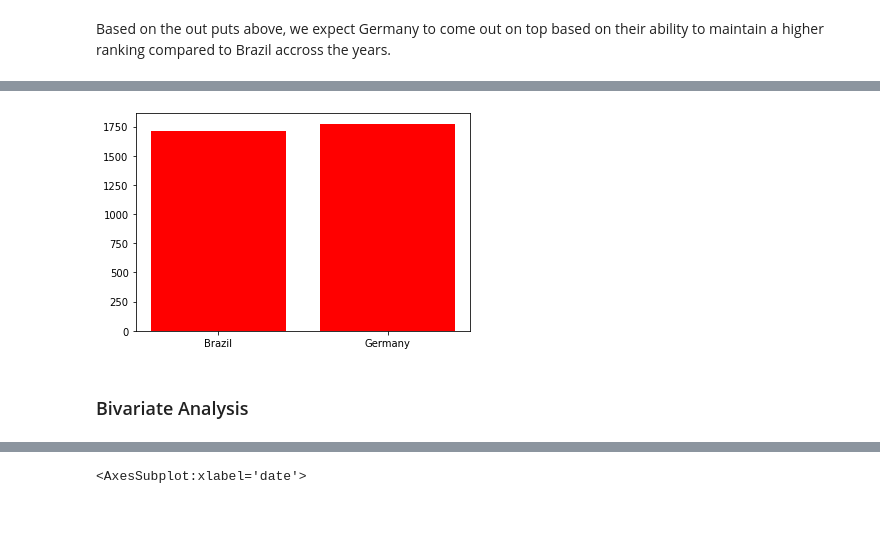
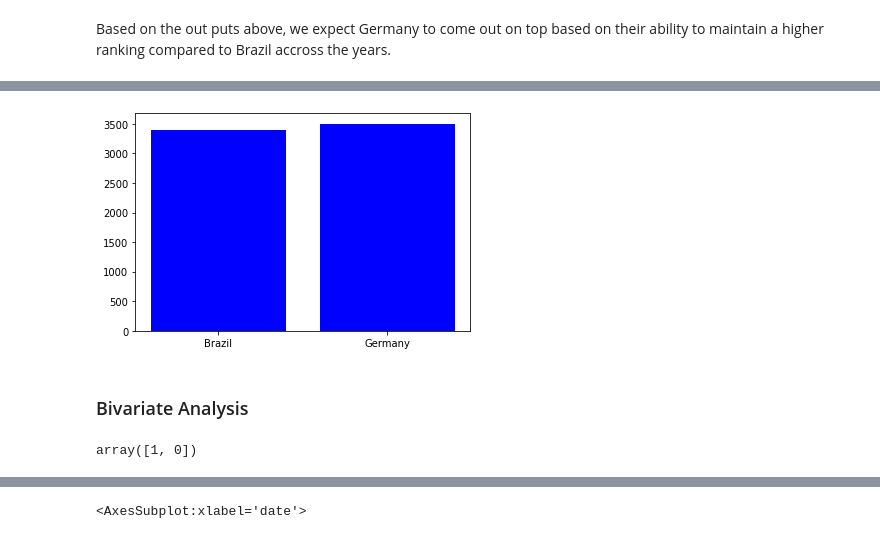
Before and after one commit to ch1b4d4/Week-6-IP-Datasets, a Jupyter notebook: 15_APR_Samson_Chibudu_Nyiro_IP.ipynb, the cells around one changed output, grey strips where cells are left out. Cells and saved outputs as stored; diff of their text form; code cells hidden in the pictures.

```diff
--- a/15_APR_Samson_Chibudu_Nyiro_IP.ipynb
+++ b/15_APR_Samson_Chibudu_Nyiro_IP.ipynb
@@ -707,17 +720,21 @@ sorted_rank.head()
 # %%
 # creates a bar graph of size 15 inches wide and 10 inches high
 # plot bars in stack manner
-x = sorted_rank['Team']
+x = sorted_rank['country_full']
 y1 = sorted_rank['total_points']
 y2 = sorted_rank['previous_points']
 
 plt.bar(x, y1, color='r')
 plt.bar(x, y2, bottom=y1, color='b')
 plt.show()
 # %% [output]
-[figure, old version]
+[figure, new version]
 # %% [markdown]
 ### Bivariate Analysis
+# %%
+data['tournament_bl'].unique()
+# %% [output]
+array([1, 0])
 # %%
 print(data.corr())
 
```
Also changed, not shown: parts of 55 cells of this notebook, 1 other file.
